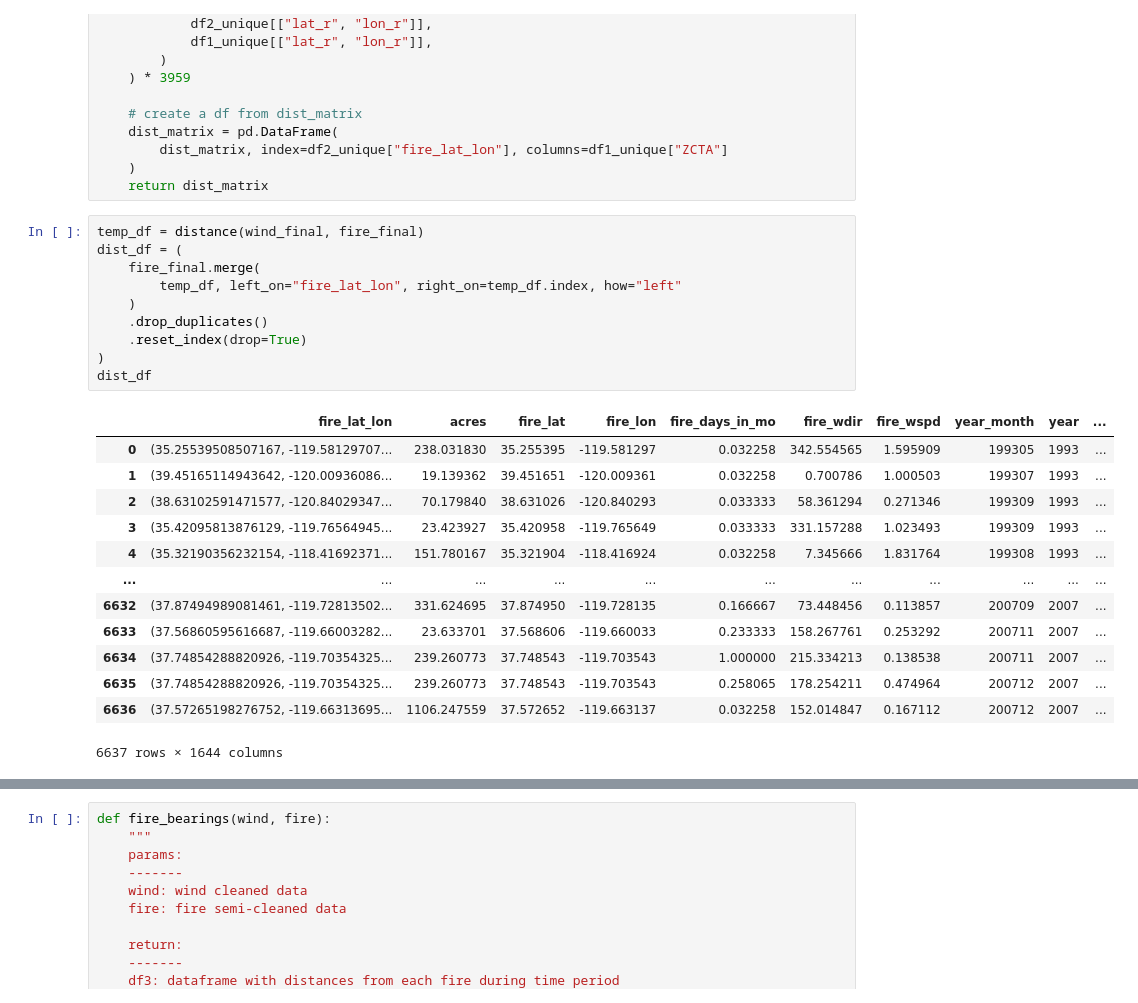
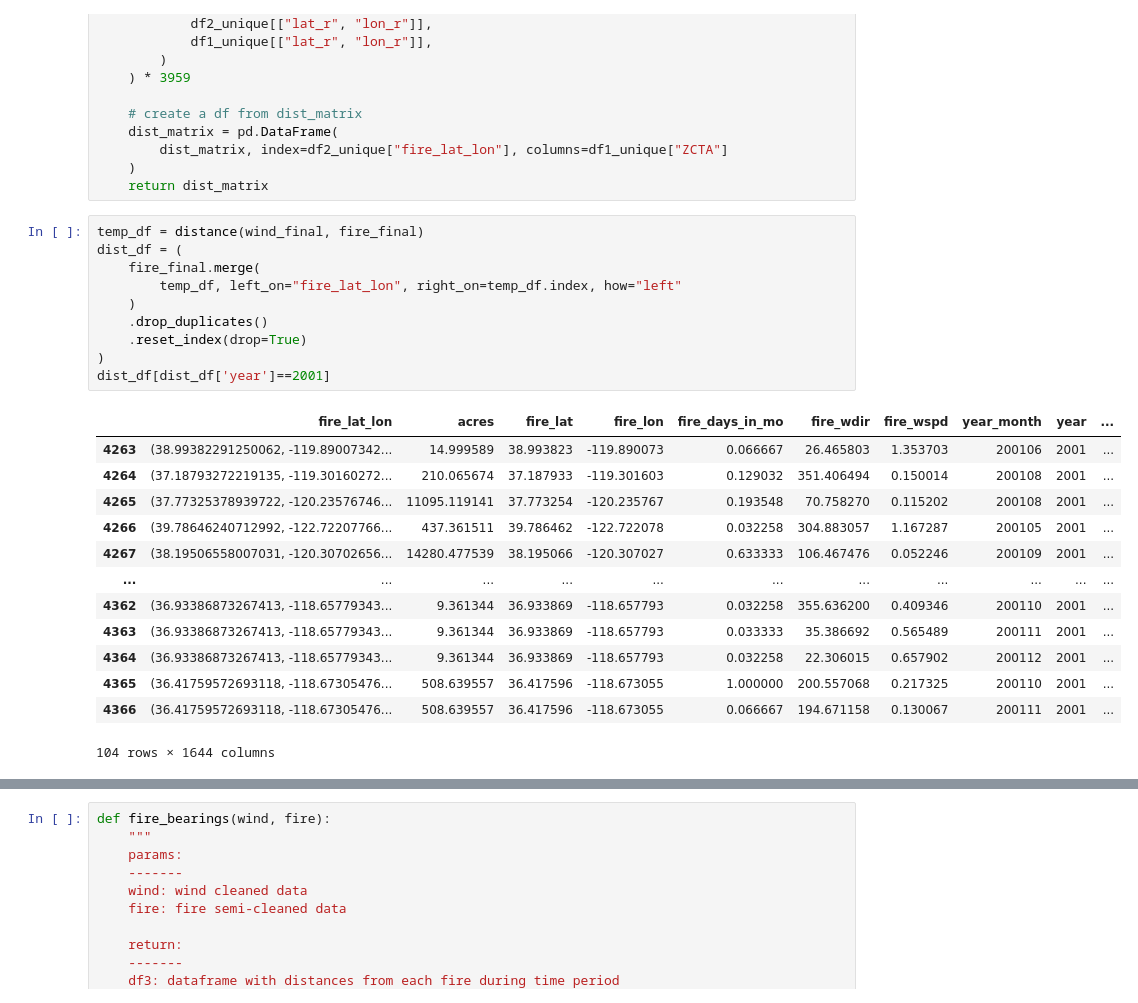
Before and after one commit to jmdatasci/fire_capstone, a Jupyter notebook: notebooks/5.3_jam_aggregation.ipynb, the cells around one changed output, grey strips where cells are left out. Saved outputs shown, nothing was run; the diff lists cells and outputs as text.

```diff
--- a/notebooks/5.3_jam_aggregation.ipynb
+++ b/notebooks/5.3_jam_aggregation.ipynb
@@ -443,24 +419,24 @@ def distance(wind, fire):
 # %%
 temp_df = distance(wind_final, fire_final)
 dist_df = (
     fire_final.merge(
         temp_df, left_on="fire_lat_lon", right_on=temp_df.index, how="left"
     )
     .drop_duplicates()
     .reset_index(drop=True)
 )
-dist_df
+dist_df[dist_df['year']==2001]
 # %% [output]
 |  | fire_lat_lon | acres | fire_lat | fire_lon | fire_days_in_mo | fire_wdir | fire_wspd | year_month | year | ... |
-| 0 | (35.25539508507167, -119.58129707... | 238.031830 | 35.255395 | -119.581297 | 0.032258 | 342.554565 | 1.595909 | 199305 | 1993 | ... |
-| 1 | (39.45165114943642, -120.00936086... | 19.139362 | 39.451651 | -120.009361 | 0.032258 | 0.700786 | 1.000503 | 199307 | 1993 | ... |
-| 2 | (38.63102591471577, -120.84029347... | 70.179840 | 38.631026 | -120.840293 | 0.033333 | 58.361294 | 0.271346 | 199309 | 1993 | ... |
-| 3 | (35.42095813876129, -119.76564945... | 23.423927 | 35.420958 | -119.765649 | 0.033333 | 331.157288 | 1.023493 | 199309 | 1993 | ... |
-| 4 | (35.32190356232154, -118.41692371... | 151.780167 | 35.321904 | -118.416924 | 0.032258 | 7.345666 | 1.831764 | 199308 | 1993 | ... |
+| 4263 | (38.99382291250062, -119.89007342... | 14.999589 | 38.993823 | -119.890073 | 0.066667 | 26.465803 | 1.353703 | 200106 | 2001 | ... |
+| 4264 | (37.18793272219135, -119.30160272... | 210.065674 | 37.187933 | -119.301603 | 0.129032 | 351.406494 | 0.150014 | 200108 | 2001 | ... |
+| 4265 | (37.77325378939722, -120.23576746... | 11095.119141 | 37.773254 | -120.235767 | 0.193548 | 70.758270 | 0.115202 | 200108 | 2001 | ... |
+| 4266 | (39.78646240712992, -122.72207766... | 437.361511 | 39.786462 | -122.722078 | 0.032258 | 304.883057 | 1.167287 | 200105 | 2001 | ... |
+| 4267 | (38.19506558007031, -120.30702656... | 14280.477539 | 38.195066 | -120.307027 | 0.633333 | 106.467476 | 0.052246 | 200109 | 2001 | ... |
 | ... | ... | ... | ... | ... | ... | ... | ... | ... | ... | ... |
-| 6632 | (37.87494989081461, -119.72813502... | 331.624695 | 37.874950 | -119.728135 | 0.166667 | 73.448456 | 0.113857 | 200709 | 2007 | ... |
-| 6633 | (37.56860595616687, -119.66003282... | 23.633701 | 37.568606 | -119.660033 | 0.233333 | 158.267761 | 0.253292 | 200711 | 2007 | ... |
-| 6634 | (37.74854288820926, -119.70354325... | 239.260773 | 37.748543 | -119.703543 | 1.000000 | 215.334213 | 0.138538 | 200711 | 2007 | ... |
-| 6635 | (37.74854288820926, -119.70354325... | 239.260773 | 37.748543 | -119.703543 | 0.258065 | 178.254211 | 0.474964 | 200712 | 2007 | ... |
-| 6636 | (37.57265198276752, -119.66313695... | 1106.247559 | 37.572652 | -119.663137 | 0.032258 | 152.014847 | 0.167112 | 200712 | 2007 | ... |
+| 4362 | (36.93386873267413, -118.65779343... | 9.361344 | 36.933869 | -118.657793 | 0.032258 | 355.636200 | 0.409346 | 200110 | 2001 | ... |
+| 4363 | (36.93386873267413, -118.65779343... | 9.361344 | 36.933869 | -118.657793 | 0.033333 | 35.386692 | 0.565489 | 200111 | 2001 | ... |
+| 4364 | (36.93386873267413, -118.65779343... | 9.361344 | 36.933869 | -118.657793 | 0.032258 | 22.306015 | 0.657902 | 200112 | 2001 | ... |
+| 4365 | (36.41759572693118, -118.67305476... | 508.639557 | 36.417596 | -118.673055 | 1.000000 | 200.557068 | 0.217325 | 200110 | 2001 | ... |
+| 4366 | (36.41759572693118, -118.67305476... | 508.639557 | 36.417596 | -118.673055 | 0.066667 | 194.671158 | 0.130067 | 200111 | 2001 | ... |
-6637 rows × 1644 columns
+104 rows × 1644 columns
```
Also changed, not shown: parts of 48 cells of this notebook, 4 other files.
